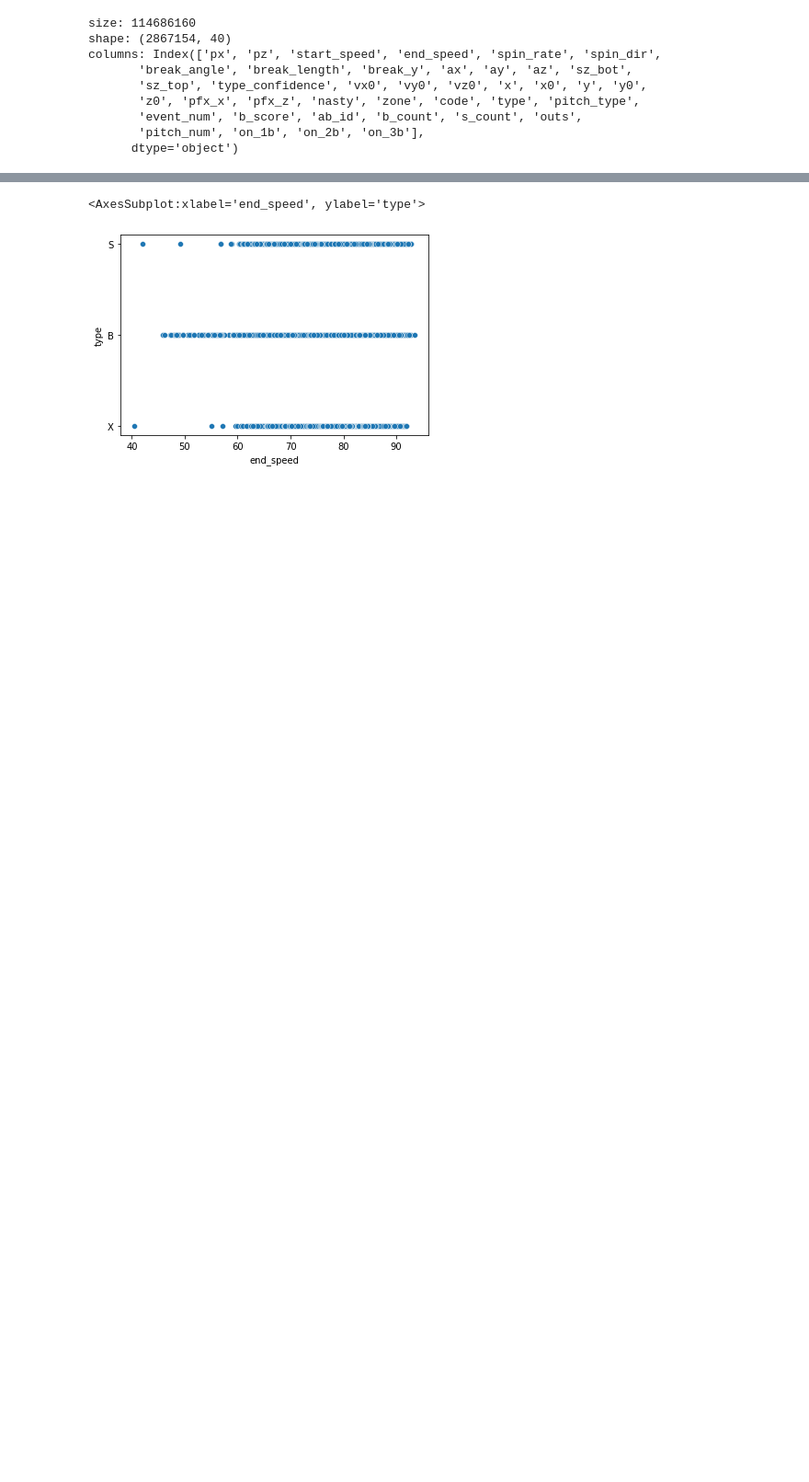
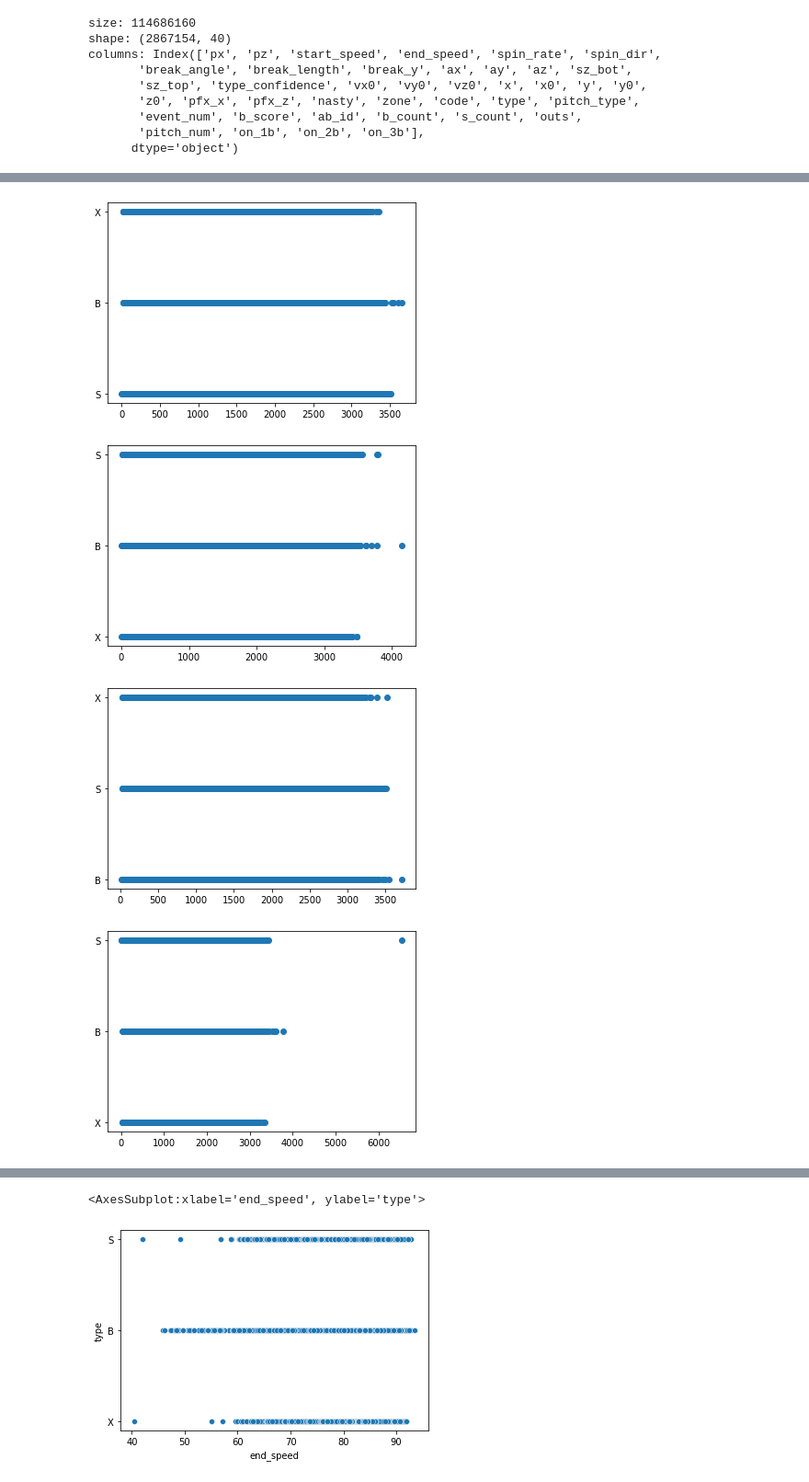
Before and after one commit to anaconda121/Whiff-Rate, a Jupyter notebook: EDA/tanish-design-project.ipynb, the cells around one changed output, grey strips where cells are left out. Shown at 92% size. Drawn from its saved outputs; the diff is of its cells as text; code cells hidden in the pictures; blank space fills up the shorter version.

```diff
--- a/EDA/tanish-design-project.ipynb
+++ b/EDA/tanish-design-project.ipynb
@@ -24,7 +44,7 @@ columns: Index(['px', 'pz', 'start_speed', 'end_speed', 'spin_rate', 'spin_dir',
 # %%
 df = data_raw
 # dropping useless columns and rows with null values
-df.drop(["nasty", "zone", "type_confidence", "pitch_type", "ab_id", "event_num"], axis = 1)
+df.drop(["nasty", "zone", "type_confidence", "pitch_type", "ab_id", "event_num"], axis = 1, inplace = True)
 df = df.dropna()
 print(df.shape)
 # %% [output]
@@ -58,0 +79,19 @@ Things that I have learned from EDA:
+# %%
+import matplotlib.pyplot as plt
+
+#### Spin Rate EDA
+plt.scatter(sub_set_one['spin_rate'], sub_set_one['type'])
+plt.show()
+plt.scatter(sub_set_two['spin_rate'], sub_set_two['type'])
+plt.show()
+plt.scatter(sub_set_three['spin_rate'], sub_set_three['type'])
+plt.show()
+plt.scatter(sub_set_four['spin_rate'], sub_set_four['type'])
+plt.show()
+plt.scatter(sub_set_five['spin_rate'], sub_set_five['type'])
+plt.show()
+# %% [output]
+[figure, added]
+[figure, added]
+[figure, added]
+[figure, added]
```
Also changed, not shown: parts of 30 cells of this notebook.
